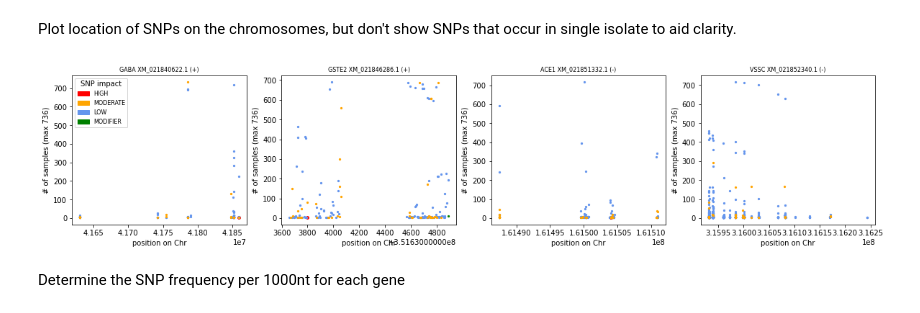
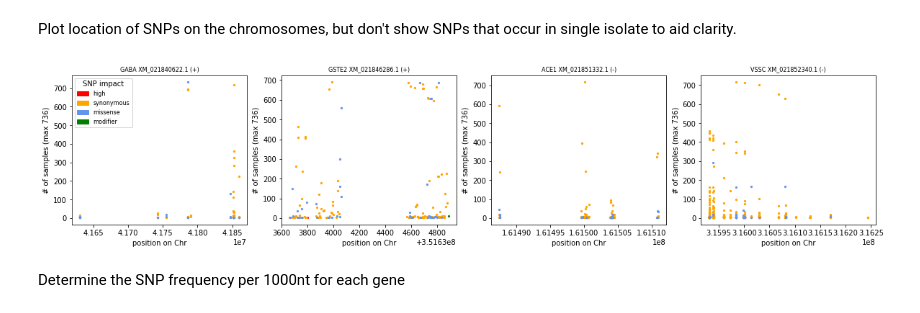
Before and after one commit to AntonS-bio/insecticide_resistance-AedesAegypt, a Jupyter notebook: scripts/resistanceAnalysis.ipynb, the cells around one changed output. Cells and saved outputs as stored; diff of their text form; code cells hidden in the pictures.

Commit message:
Update to the latest version of manuscript

```diff
--- a/scripts/resistanceAnalysis.ipynb
+++ b/scripts/resistanceAnalysis.ipynb
@@ -100,25 +101,4 @@ metadata=metadata.loc[numericColumns]
 The file GenesList.tsv contains metadata on all the genes used in the analysis.
 # %%
 genesList=pd.read_csv(inputData+"GenesList.tsv", sep="\t", index_col=0, header=0)
-# %%
-#### FOR EDITING OF MANUSCRIPT ONLY!! REMOVE BEFORE SUBMISSION!
-
-mask=alleles_df.index[  (alleles_df["SNPType"]=="ALT") & (alleles_df["isCDS"]) &  (alleles_df["snpEffectOntology"]!="synonymous_variant")  ]
-
-snps_data=alleles_df.loc[mask, nonNumericColumns]
-snps_data["Count"]=np.sum(alleles_df.loc[mask, numericColumns], axis=1)
-snps_data["GeneName"]=[  genesList.loc[f,"Name"] for f in snps_data["Gene"] ]
-snps_data.to_csv(f'{outputData}/snps_except_synomimous.tsv', sep="\t")
-
-aa_targets={"p.Val408Leu":"V410L","p.Gly919Val":"G923V","p.Ser985Pro":"S989P", "p.Phe1554Ser":"F1534C/L","p.Phe1554Cys":"F1534C/L",
-                    "p.Ile1007Met":"I1011V/M","p.Val1012Gly":"V1016I/G", "p.Thr1540Ile":"T1520I","p.Ala296Ser":"A301S/G" }
-
-samples_to_use=np.asarray(numericColumns)[np.sum(alleles_df.loc[[f for f in alleles_df.index if alleles_df.loc[f,"AAchange"] in aa_targets], numericColumns ], axis=0)>-1]
-
-temp=np.transpose(alleles_df.loc[[f for f in alleles_df.index if alleles_df.loc[f,"AAchange"] in aa_targets], list(samples_to_use)+nonNumericColumns])
-temp.loc["Ref Org Name", temp.columns]=[  aa_targets[f] for f in temp.loc["AAchange"] ]
-temp["Country"]=[metadata.loc[f,"Country"] if f in metadata.index else "NA" for f in temp.index ]
-temp["GeneName"]=[ genesList.loc[f,"Name"] if f in genesList.index else "NA" for f in temp.index ]
-temp.to_csv(f'{outputData}/multiple_substitutions_per_sample_v2.tsv', sep="\t")
-#Vgsc ( L982W, D1763Y)
 # %% [markdown]
@@ -152,32 +134,43 @@ for country in sorted(Counter( metadata["Country"] ).items(), key=lambda x: x[1]
     else:
         countryColoursDic[country[0]]=regionsCmap( 1 )
         country_legend_elements.append(mpatches.Patch(color=countryColoursDic[country[0]], label="Other"))
+# %%
+def get_mutations(data, mut_type):
+    if mut_type=="synonymous":
+        return (data["snpEffectOntology"]=="splice_region_variant&synonymous_variant") | (data["snpEffectOntology"]=="synonymous_variant")
+    elif mut_type=="missense":
+        return (data["snpEffectOntology"]=="missense_variant&splice_region_variant") | (data["snpEffectOntology"]=="missense_variant")
+    elif mut_type=="high":
+        return (data["snpEffectImpact"]=="HIGH")
+    elif mut_type=="modifier":
+        return (data["snpEffectImpact"]=="MODIFIER")
+    else:
+        print(f'Unknown mutation type: {mut_type}')
 # %% [markdown]
 Plot location of SNPs on the chromosomes, but don't show SNPs that occur in single isolate to aid clarity.
 # %%
 fig, axs = plt.subplots(1, 4)
 fig.set_figheight(1)
 fig.set_figwidth(20)
 fig.subplots_adjust(top=3)
 
-snpImpactLegend={"HIGH":"red","MODERATE":"orange","LOW":"cornflowerblue","MODIFIER":"green"}
+snpImpactLegend={"high":"red","synonymous":"orange","missense":"cornflowerblue","modifier":"green"}
 legendElements=[]
 for key in snpImpactLegend:
     legendElements.append(mpatches.Patch(color=snpImpactLegend[key], label=key))
 
 for column, gene in enumerate(genesList.loc[genesList["IsResistance"]].index):
-    for impact in ["HIGH","LOW","MODERATE","MODIFIER"]:
+    for impact in ["high","synonymous","missense","modifier"]:
         mask=alleles_df.index[ (np.sum(alleles_df[numericColumns],axis=1)>1 ) & (np.sum(alleles_df[numericColumns],axis=1)<(len(numericColumns)-1) ) &
-                         (alleles_df["Gene"]==gene) & (alleles_df["SNPType"]!="REFERENCE") & (alleles_df["snpEffectImpact"]==impact) & (alleles_df["isCDS"]) ]
-        #axs[column].scatter(alleles_df.loc[mask]["Pos"],np.sum(alleles_df.loc[mask][ [x for x in alleles_df.columns if x not in nonNumericColumns] ],axis=1), c=snpImpactLegend[impact], s=15 if impact=="HIGH" else 5)
+                         (alleles_df["Gene"]==gene) & (alleles_df["SNPType"]!="REFERENCE") & get_mutations(alleles_df, impact) & (alleles_df["isCDS"]) ]
         axs[column].scatter(alleles_df.loc[mask]["Pos"],np.sum(alleles_df.loc[mask][ [x for x in alleles_df.columns if x not in nonNumericColumns] ],axis=1), c=snpImpactLegend[impact], s=15 if impact=="HIGH" else 5)
     axs[column].set_title(f'{genesList.loc[gene]["Name"]} {gene} ({genesList.loc[gene]["Orientation"]})',size=8 )
     axs[column].set_xlabel("position on Chr")
     axs[column].set_ylabel("# of samples (max "+str(len(numericColumns))+")")
 axs[0].legend(handles=legendElements,prop={'size': 8}, loc="best", title="SNP impact")
 plt.show()
 # %% [output]
-[figure, old version]
+[figure, new version]
 # %% [markdown]
 Determine the SNP frequency per 1000nt for each gene
 # %%
```
Also changed, not shown: parts of 20 cells of this notebook, 14 other files.
